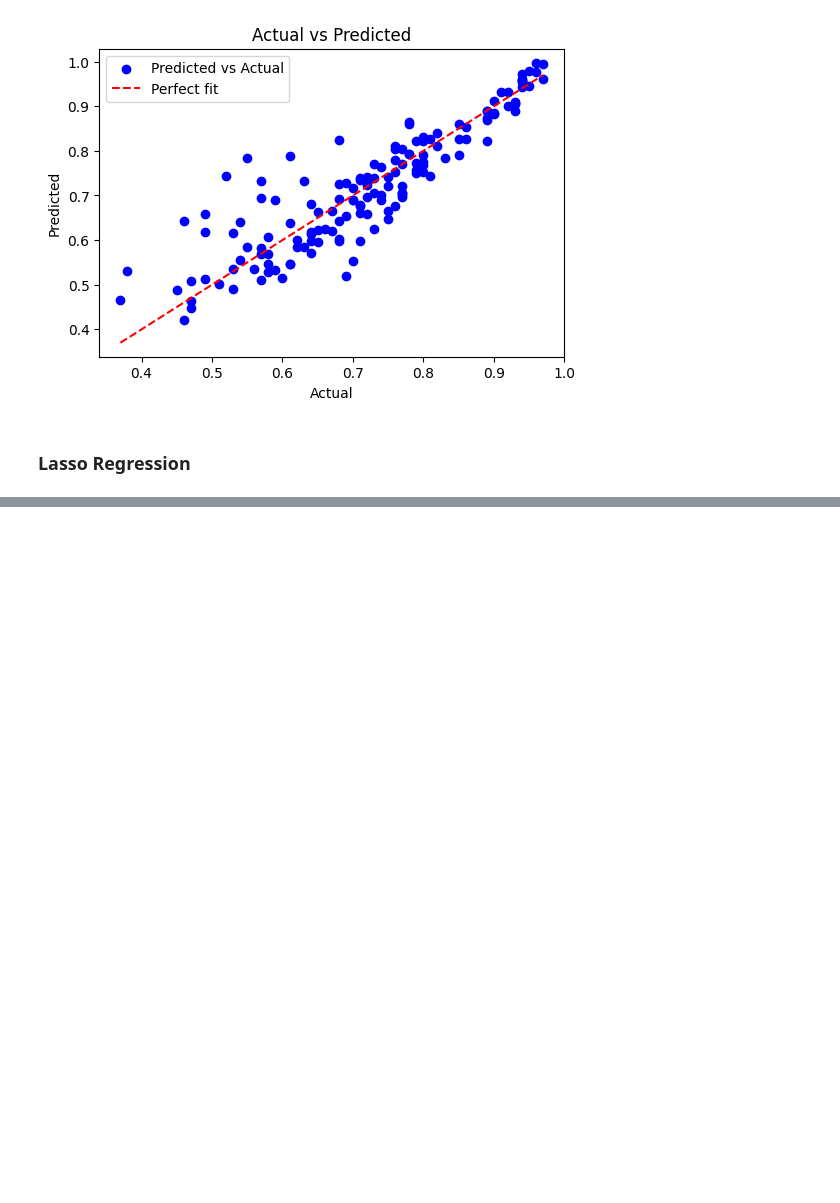
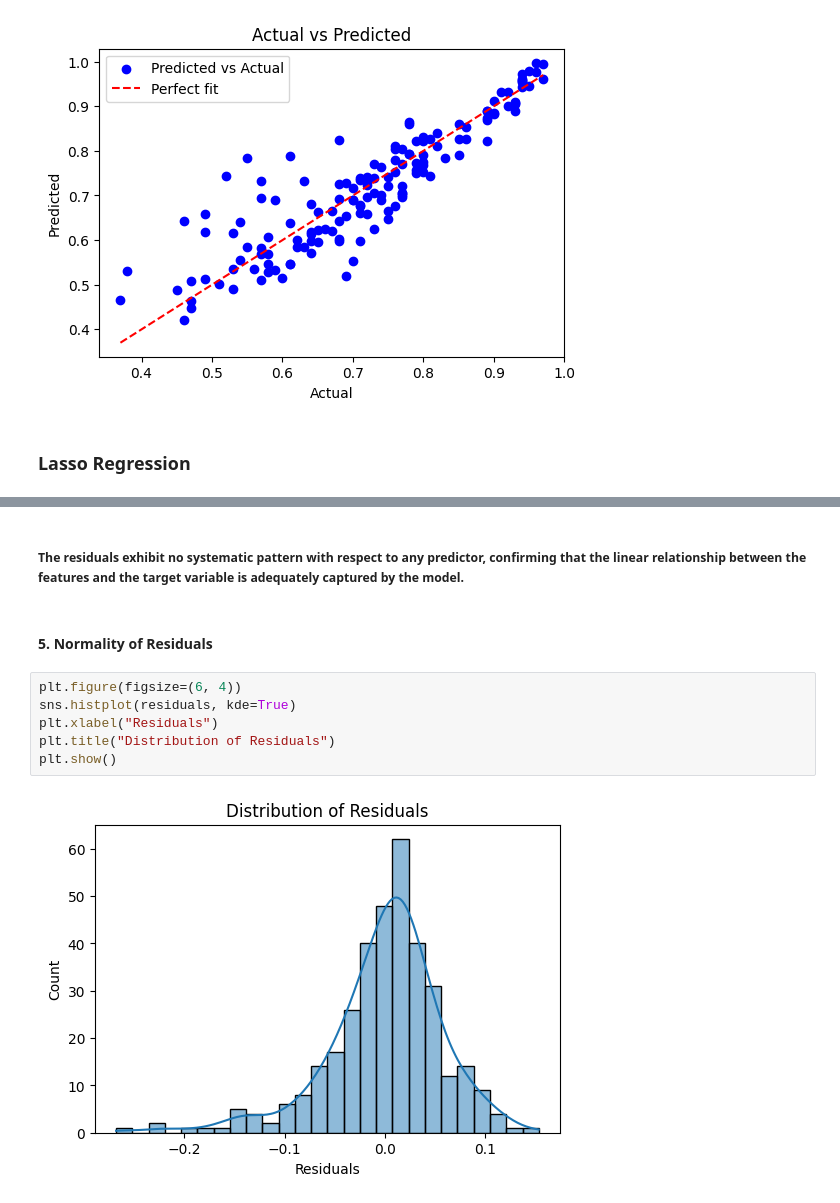
Before and after one commit to Aravind-91/JamboreeEducation--LinearRegression, a Jupyter notebook: JambooreEducation.ipynb, the cells around one changed output, grey strips where cells are left out. Saved outputs shown, nothing was run; the diff lists cells and outputs as text; blank space fills up the shorter version.

```diff
--- a/JambooreEducation.ipynb
+++ b/JambooreEducation.ipynb
@@ -488,0 +681,12 @@ plt.show()
+# %% [markdown]
+##### The residuals exhibit no systematic pattern with respect to any predictor, confirming that the linear relationship between the features and the target variable is adequately captured by the model.
+# %% [markdown]
+#### 5. Normality of Residuals
+# %%
+plt.figure(figsize=(6, 4))
+sns.histplot(residuals, kde=True)
+plt.xlabel("Residuals")
+plt.title("Distribution of Residuals")
+plt.show()
+# %% [output]
+[figure, added]
```
Also changed, not shown: parts of 32 cells of this notebook.
